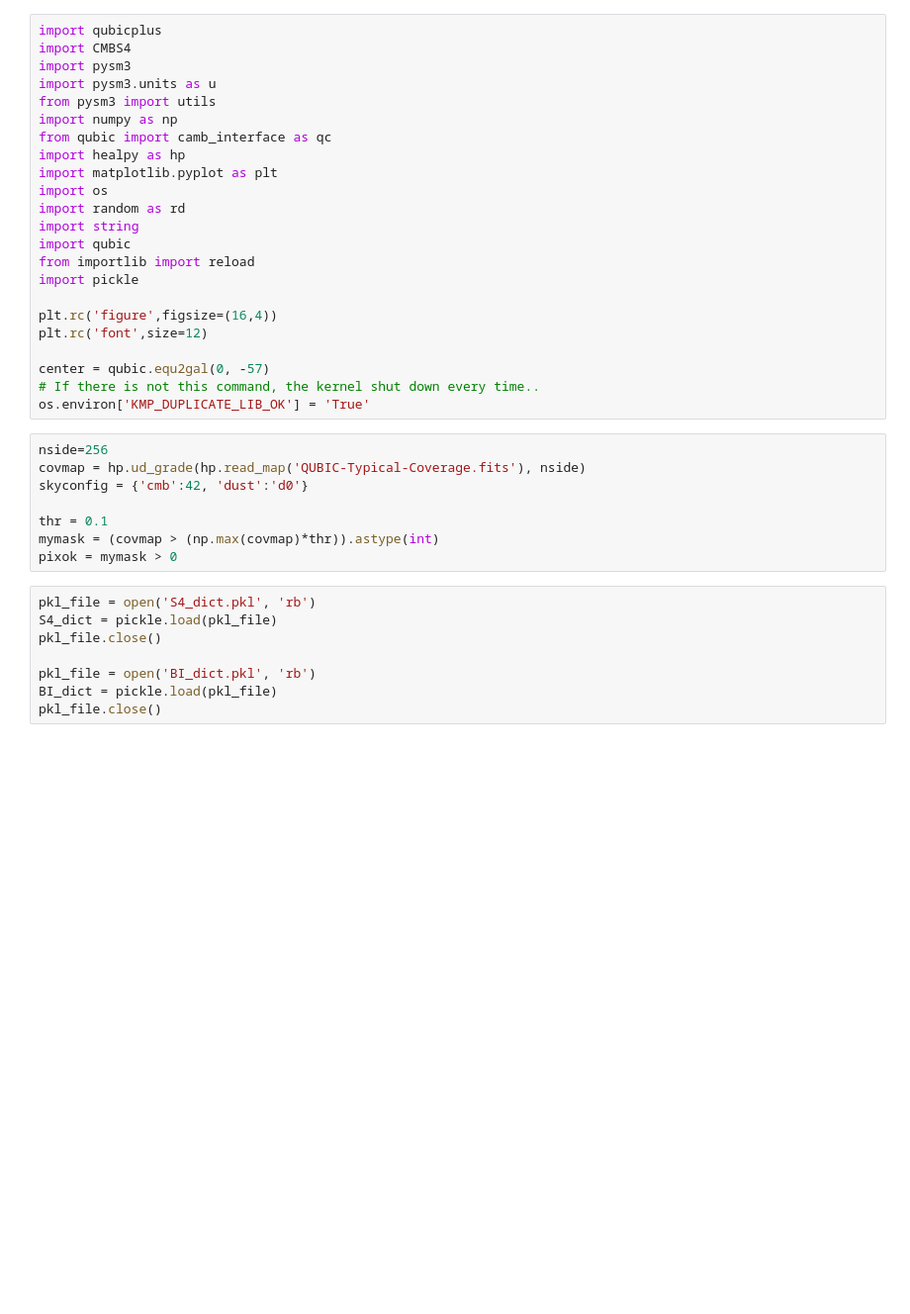
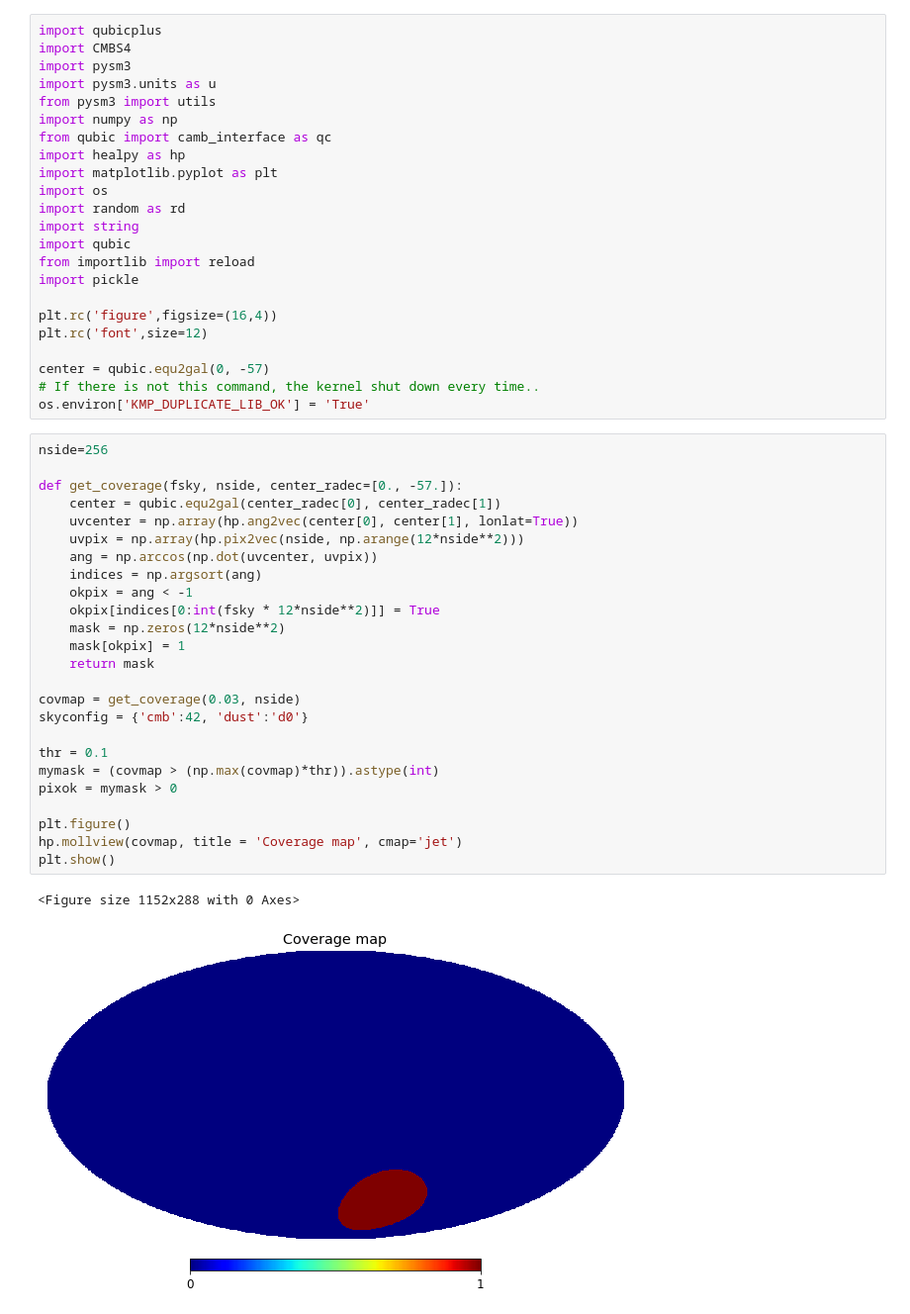
Before and after one commit to qubicsoft/qubic, a Jupyter notebook: qubic/scripts/ComponentSeparation/InternshipRegnier/QUBICplus/QUBICplus-map-maker.ipynb, the cells around one changed output. Shown at 99% size. Cells and saved outputs as stored; diff of their text form; blank space fills up the shorter version.

```diff
--- a/qubic/scripts/ComponentSeparation/InternshipRegnier/QUBICplus/QUBICplus-map-maker.ipynb
+++ b/qubic/scripts/ComponentSeparation/InternshipRegnier/QUBICplus/QUBICplus-map-maker.ipynb
@@ -35,19 +35,31 @@ plt.rc('font',size=12)
 center = qubic.equ2gal(0, -57)
 # If there is not this command, the kernel shut down every time..
 os.environ['KMP_DUPLICATE_LIB_OK'] = 'True'
-# %%
-nside=256
-covmap = hp.ud_grade(hp.read_map('QUBIC-Typical-Coverage.fits'), nside)
-skyconfig = {'cmb':42, 'dust':'d0'}
-
-thr = 0.1
-mymask = (covmap > (np.max(covmap)*thr)).astype(int)
-pixok = mymask > 0
-# %%
-pkl_file = open('S4_dict.pkl', 'rb')
-S4_dict = pickle.load(pkl_file)
-pkl_file.close()
-
-pkl_file = open('BI_dict.pkl', 'rb')
-BI_dict = pickle.load(pkl_file)
-pkl_file.close()
+# %%
+nside=256
+
+def get_coverage(fsky, nside, center_radec=[0., -57.]):
+    center = qubic.equ2gal(center_radec[0], center_radec[1])
+    uvcenter = np.array(hp.ang2vec(center[0], center[1], lonlat=True))
+    uvpix = np.array(hp.pix2vec(nside, np.arange(12*nside**2)))
+    ang = np.arccos(np.dot(uvcenter, uvpix))
+    indices = np.argsort(ang)
+    okpix = ang < -1
+    okpix[indices[0:int(fsky * 12*nside**2)]] = True
+    mask = np.zeros(12*nside**2)
+    mask[okpix] = 1
+    return mask
+
+covmap = get_coverage(0.03, nside)
+skyconfig = {'cmb':42, 'dust':'d0'}
+
+thr = 0.1
+mymask = (covmap > (np.max(covmap)*thr)).astype(int)
+pixok = mymask > 0
+
+plt.figure()
+hp.mollview(covmap, title = 'Coverage map', cmap='jet')
+plt.show()
+# %% [output]
+<Figure size 1152x288 with 0 Axes>
+[figure, added]
```
Also changed, not shown: parts of 11 cells of this notebook, 11 other files.
